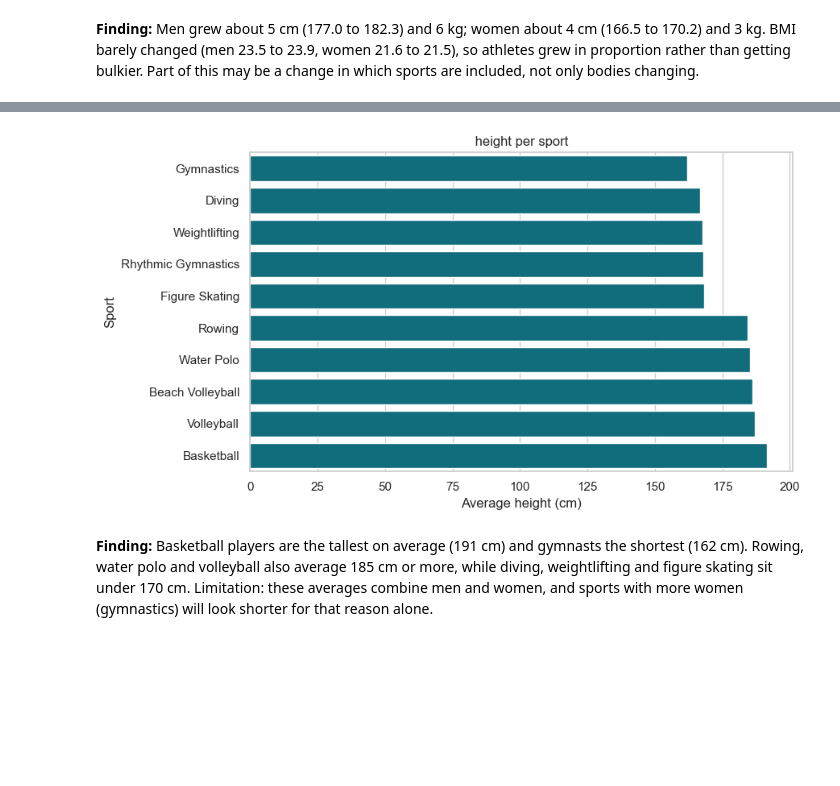
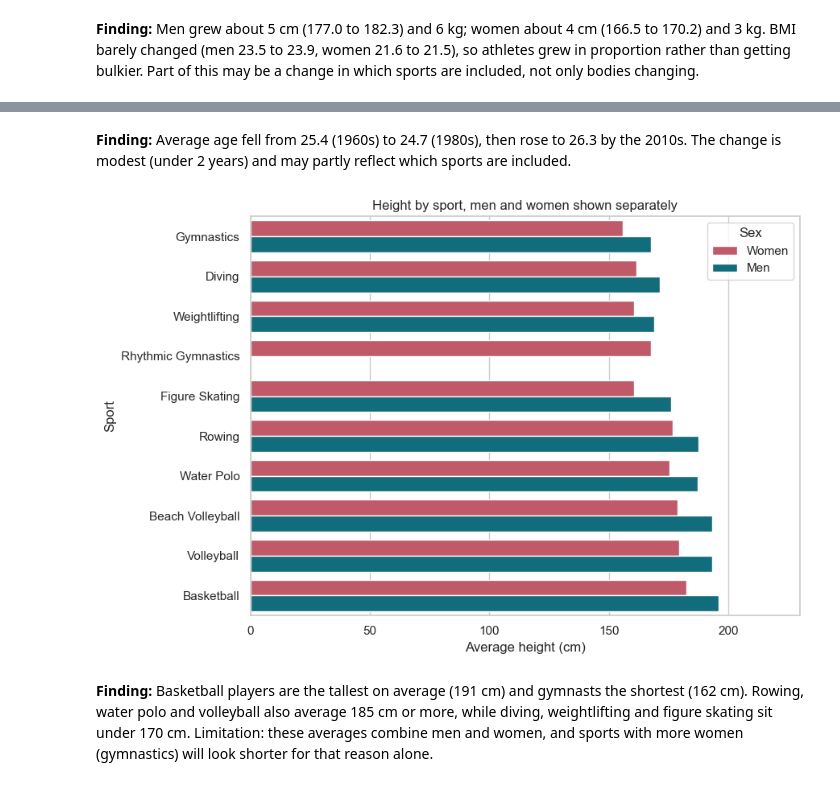
Before and after one commit to saifahmad03/pandas_project, a Jupyter notebook: notebooks/olympics_analysis.ipynb, the cells around one changed output, grey strips where cells are left out. Saved outputs shown, nothing was run; the diff lists cells and outputs as text; code cells hidden in the pictures; blank space fills up the shorter version.

Commit message:
Add final summary with updated findings and age trend chart

```diff
--- a/notebooks/olympics_analysis.ipynb
+++ b/notebooks/olympics_analysis.ipynb
@@ -662,16 +683,27 @@ plt.show()
+# %% [markdown]
+**Finding:** Average age fell from 25.4 (1960s) to 24.7 (1980s), then rose to 26.3 by the 2010s. The change is modest (under 2 years) and may partly reflect which sports are included.
 # %%
-extremes = pd.concat([by_sport.head(5), by_sport.tail(5)]).reset_index()   # 5 shortest + 5 tallest
+order = pd.concat([by_sport.head(5), by_sport.tail(5)]).index.astype(str).tolist()   # same 10 sports as before
 
-plt.figure(figsize=(9, 5))
-sns.barplot(data=extremes, x="height", y="Sport", color=M_COLOUR, order=extremes["Sport"].tolist())
-plt.title(" height per sport ")
+g = (all_phys.groupby(["Sport", "Sex"], observed=True)
+             .agg(athletes=("ID", "size"), height=("Height", "mean")).reset_index())
+g = g[(g["athletes"] >= 100) & g["Sport"].astype(str).isin(order)].copy()
+g["Sport"] = g["Sport"].astype(str)
+g["Sex"] = g["Sex"].astype(str).map({"F": "Women", "M": "Men"})
+
+plt.figure(figsize=(9, 6))
+sns.barplot(data=g, x="height", y="Sport", hue="Sex", order=order,
+            hue_order=["Women", "Men"], palette={"Women": F_COLOUR, "Men": M_COLOUR})
+plt.xlim(0, 230)                       # leave room on the right for the legend
+sns.move_legend(plt.gca(), "upper right")
+plt.title("Height by sport, men and women shown separately")
 plt.xlabel("Average height (cm)")
 plt.ylabel("Sport")
 plt.tight_layout()
 plt.savefig("../images/q2b_height_by_sport.png", dpi=150)
 plt.show()
 # %% [output]
-[figure, old version]
+[figure, new version]
 # %% [markdown]
 **Finding:** Basketball players are the tallest on average (191 cm) and gymnasts the shortest (162 cm). Rowing, water polo and volleyball also average 185 cm or more, while diving, weightlifting and figure skating sit under 170 cm. Limitation: these averages combine men and women, and sports with more women (gymnastics) will look shorter for that reason alone.
 # %% [markdown]
```
Also changed, not shown: parts of 13 cells of this notebook, 4 other files.
